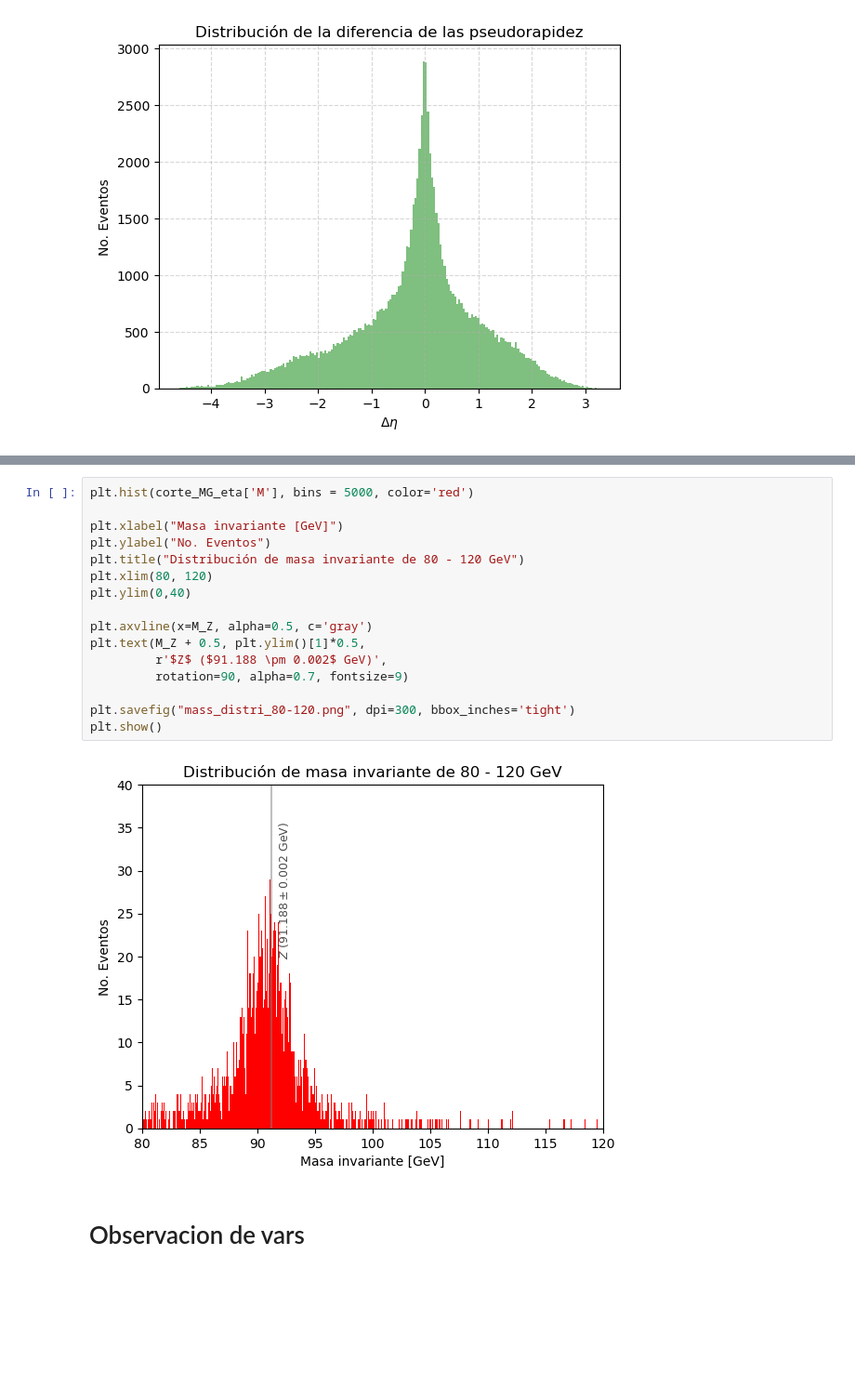
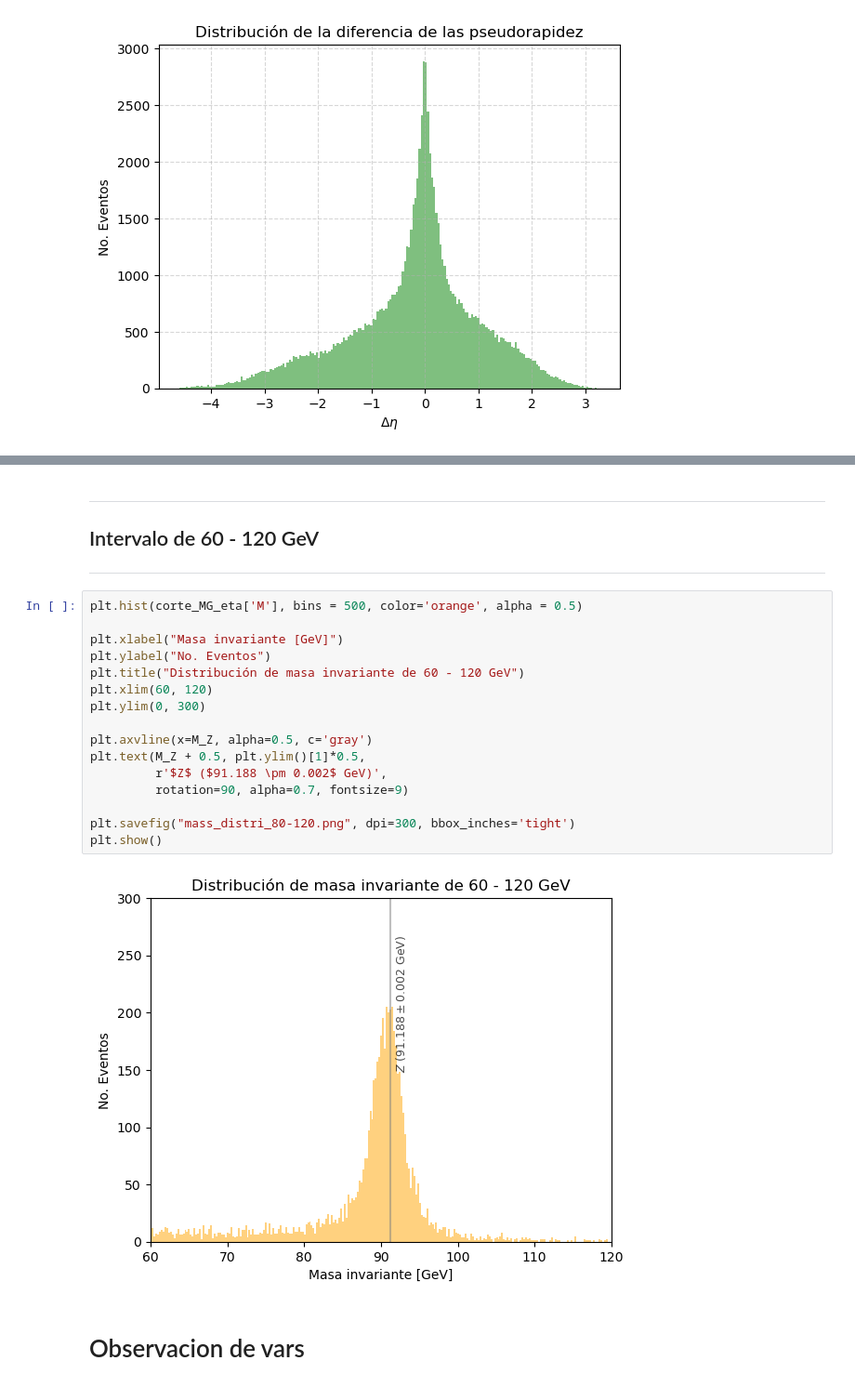
Before and after one commit to ProgramasParaFisicaDeParticulas/blindsampleanalysiswithcsv9-Art-999, a Jupyter notebook: Sample_desconocida.ipynb, the cells around one changed output, grey strips where cells are left out. Shown at 93% size. Cells and saved outputs as stored; diff of their text form; blank space fills up the shorter version.

Commit message:
Limpieza de codigo, evolución y ajuste
Evo y ajuste de la masa inv.

```diff
--- a/Sample_desconocida.ipynb
+++ b/Sample_desconocida.ipynb
@@ -244,21 +460,25 @@ plt.show()
+# %% [markdown]
+------------------------------------------
+## Intervalo de 60 - 120 GeV
+------------------------------------
 # %%
-plt.hist(corte_MG_eta['M'], bins = 5000, color='red')
+plt.hist(corte_MG_eta['M'], bins = 500, color='orange', alpha = 0.5)
 
 plt.xlabel("Masa invariante [GeV]")
 plt.ylabel("No. Eventos")
-plt.title("Distribución de masa invariante de 80 - 120 GeV")
-plt.xlim(80, 120)
-plt.ylim(0,40)
+plt.title("Distribución de masa invariante de 60 - 120 GeV")
+plt.xlim(60, 120)
+plt.ylim(0, 300)
 
 plt.axvline(x=M_Z, alpha=0.5, c='gray')
 plt.text(M_Z + 0.5, plt.ylim()[1]*0.5,
          r'$Z$ ($91.188 \pm 0.002$ GeV)',
          rotation=90, alpha=0.7, fontsize=9)
 
 plt.savefig("mass_distri_80-120.png", dpi=300, bbox_inches='tight')
 plt.show()
 # %% [output]
-[figure, old version]
+[figure, new version]
 # %% [markdown]
 # Observacion de vars
 # %% [markdown]
```
Also changed, not shown: parts of 54 cells of this notebook.
